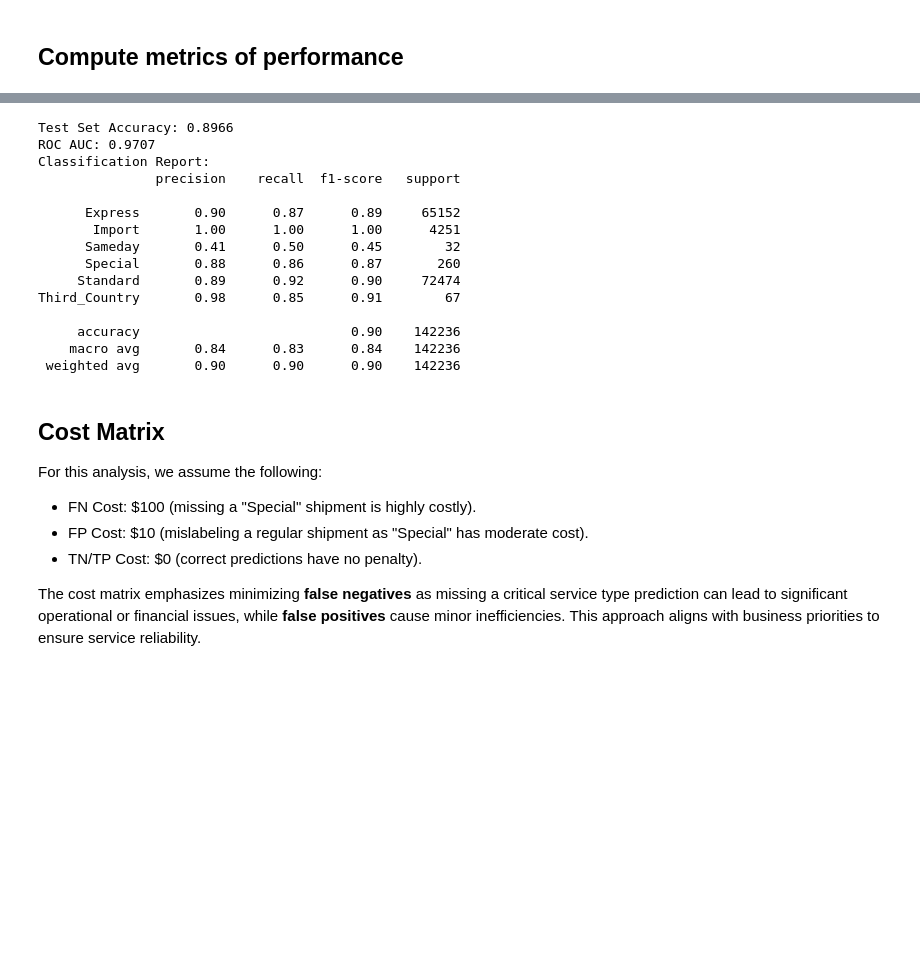
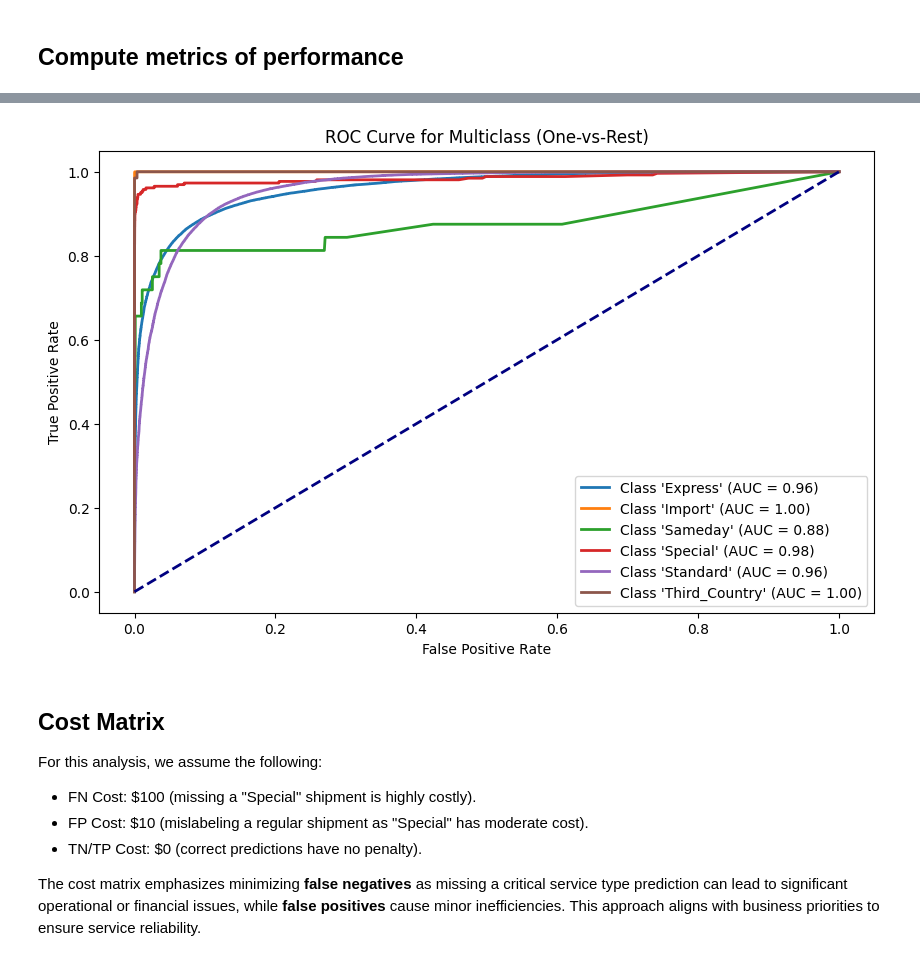
Before and after one commit to BianchiLuca28/FHNW-BI-LMS, a Jupyter notebook: notebooks/model.ipynb, the cells around one changed output, grey strips where cells are left out. Drawn from its saved outputs; the diff is of its cells as text; code cells hidden in the pictures; blank space fills up the shorter version.

Commit message:
Adding AUC ROC as main metric and reference to external functions

```diff
--- a/notebooks/model.ipynb
+++ b/notebooks/model.ipynb
@@ -420,7 +323,7 @@ models = {
     "Decision Tree": DecisionTreeClassifier(random_state=42, class_weight='balanced'),
     "Random Forest": RandomForestClassifier(n_estimators=100, random_state=42, class_weight='balanced'),
     "XGBoost": XGBClassifier(eval_metric='mlogloss', random_state=42),
-    "LightGBM": LGBMClassifier(random_state=42)
+    "LightGBM": LGBMClassifier(random_state=42, verbose=-1)
 }
 # %%
 # Train and evaluate models
@@ -429,11 +332,11 @@ results = {}
 for model_name, model in models.items():
     print(f"\nTraining {model_name}...")
 
-    # Cross-validation
-    cv_scores = cross_val_score(model, X_train, y_train_encoded, cv=5, scoring='accuracy')
-    print(f"{model_name} Cross-Validation Accuracy: {cv_scores.mean():.4f} (+/- {cv_scores.std():.4f})")
+    # Cross-validation with AUC as the scoring metric
+    cv_scores = cross_val_score(model, X_train, y_train_encoded, cv=5, scoring='roc_auc_ovr')
+    print(f"{model_name} Cross-Validation AUC: {cv_scores.mean():.4f} (+/- {cv_scores.std():.4f})")
 
-    # Train the model on the whole training dataset this time
+    # Train the model on the whole training dataset
     model.fit(X_train, y_train_encoded)
 
     # Test set predictions
@@ -441,26 +344,22 @@ for model_name, model in models.items():
     y_pred_prob = model.predict_proba(X_test) if hasattr(model, "predict_proba") else None
 
     # Metrics
-    accuracy = accuracy_score(y_test_encoded, y_pred)
+    roc_auc = roc_auc_score(y_test_encoded, y_pred_prob, multi_class='ovr') if y_pred_prob is not None else None
     class_report = classification_report(y_test_encoded, y_pred, output_dict=True, zero_division=0)
     confusion = confusion_matrix(y_test_encoded, y_pred)
-    roc_auc = roc_auc_score(y_test_encoded, y_pred_prob, multi_class='ovr')
 
     # Store results
     results[model_name] = {
-        "Accuracy": accuracy,
-        "Cross-Validation Accuracy": cv_scores.mean(),
+        "ROC AUC": roc_auc,
+        "Cross-Validation AUC": cv_scores.mean(),
         "Cross-Validation Std Dev": cv_scores.std(),
         "Classification Report": class_report,
         "Confusion Matrix": confusion,
-        "ROC AUC": roc_auc,
     }
 
     # Print metrics
     print(f"\nModel: {model_name}")
-    print(f"Test Set Accuracy: {accuracy:.4f}")
-    if roc_auc is not None:
-        print(f"ROC AUC: {roc_auc:.4f}")
+    print(f"Test Set ROC AUC: {roc_auc:.4f}")
     print("Classification Report:")
     print(classification_report(y_test_encoded, y_pred, zero_division=0))
     print("Confusion Matrix:")
@@ -555,24 +480,27 @@ roc_auc = roc_auc_score(y_test, y_pred_prob, multi_class='ovr')
-# %%
-print(f"Test Set Accuracy: {accuracy:.4f}")
-print(f"ROC AUC: {roc_auc:.4f}")
-print("Classification Report:")
-print(classification_report(y_test, y_pred, zero_division=0))
-# %% [output]
-Test Set Accuracy: 0.8966
-ROC AUC: 0.9707
-Classification Report:
-               precision    recall  f1-score   support
-
-      Express       0.90      0.87      0.89     65152
-       Import       1.00      1.00      1.00      4251
-      Sameday       0.41      0.50      0.45        32
-      Special       0.88      0.86      0.87       260
-     Standard       0.89      0.92      0.90     72474
-Third_Country       0.98      0.85      0.91        67
-
-     accuracy                           0.90    142236
-    macro avg       0.84      0.83      0.84    142236
- weighted avg       0.90      0.90      0.90    142236
+# %%
+# Plot ROC Curve for each class using the original class labels
+plt.figure(figsize=(10, 6))
+
+# Get the unique class labels from y_test
+unique_classes = sorted(pd.Series(y_test).unique())  # Ensure classes are sorted
+
+for i, class_label in enumerate(unique_classes):
+    # Compute ROC curve and AUC for each class
+    fpr, tpr, _ = roc_curve((y_test == class_label).astype(int), y_pred_prob[:, i])
+    class_auc = auc(fpr, tpr)
+    plt.plot(fpr, tpr, lw=2, label=f"Class '{class_label}' (AUC = {class_auc:.2f})")
+
+# Plot diagonal line for reference
+plt.plot([0, 1], [0, 1], color='navy', lw=2, linestyle='--')
+
+# Add labels and title
+plt.xlabel('False Positive Rate')
+plt.ylabel('True Positive Rate')
+plt.title('ROC Curve for Multiclass (One-vs-Rest)')
+plt.legend(loc='lower right')
+plt.show()
+# %% [output]
+[figure, added]
 # %% [markdown]
 ## Cost Matrix
 
```
Also changed, not shown: parts of 19 cells of this notebook.
